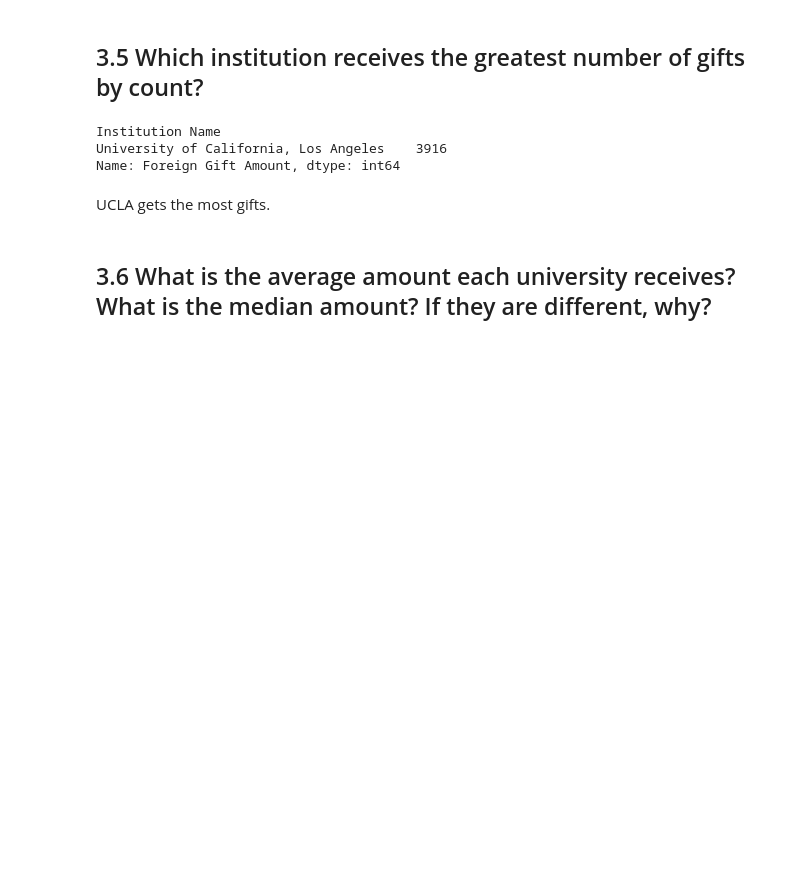
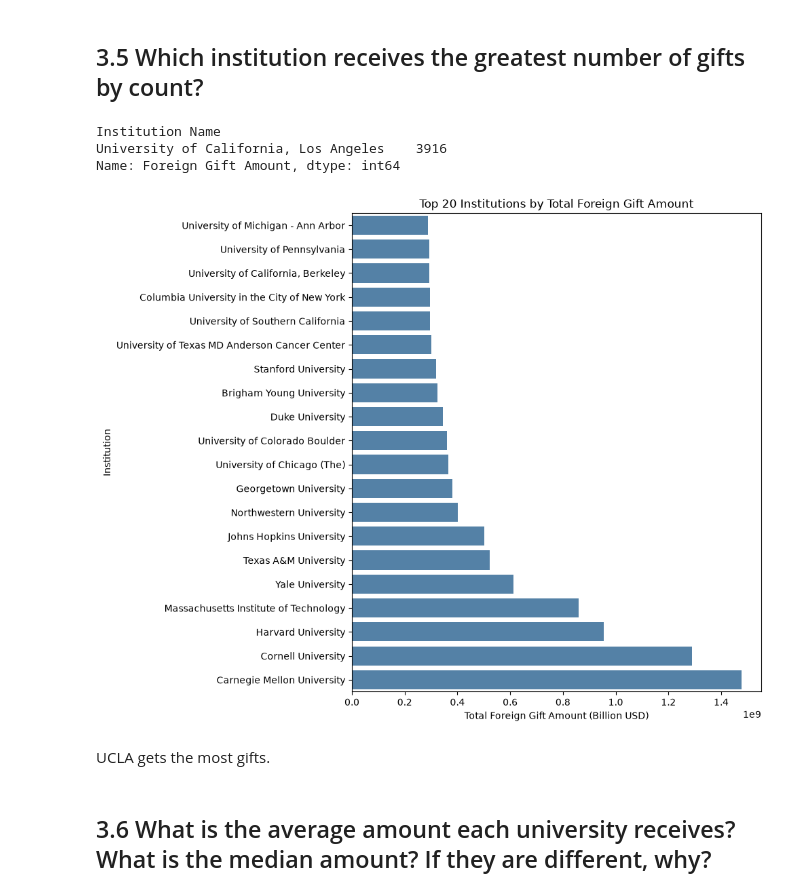
Before and after one commit to CooperJB710/uu_wrangling_and_eda, a Jupyter notebook: lab_1/initial_analysis.ipynb, the cells around one changed output. Drawn from its saved outputs; the diff is of its cells as text; code cells hidden in the pictures; blank space fills up the shorter version.

```diff
--- a/lab_1/initial_analysis.ipynb
+++ b/lab_1/initial_analysis.ipynb
@@ -102,6 +102,34 @@ institution_count.head(1)
 Institution Name
 University of California, Los Angeles    3916
 Name: Foreign Gift Amount, dtype: int64
+# %%
+gifts["Foreign Gift Amount"] = pd.to_numeric(
+    gifts["Foreign Gift Amount"], errors="coerce"
+)
+
+top20_institutions = (
+    gifts.groupby("Institution Name")["Foreign Gift Amount"]
+      .sum()
+      .nlargest(20)
+      .sort_values()
+      .reset_index()
+)
+
+plt.figure(figsize=(10, 8))
+sns.barplot(
+    data=top20_institutions,
+    x="Foreign Gift Amount",
+    y="Institution Name",
+    color="steelblue"
+)
+
+plt.title("Top 20 Institutions by Total Foreign Gift Amount")
+plt.xlabel("Total Foreign Gift Amount (Billion USD)")
+plt.ylabel("Institution")
+plt.tight_layout()
+plt.show()
+# %% [output]
+[figure, added]
 # %% [markdown]
 UCLA gets the most gifts.
 # %% [markdown]
```
